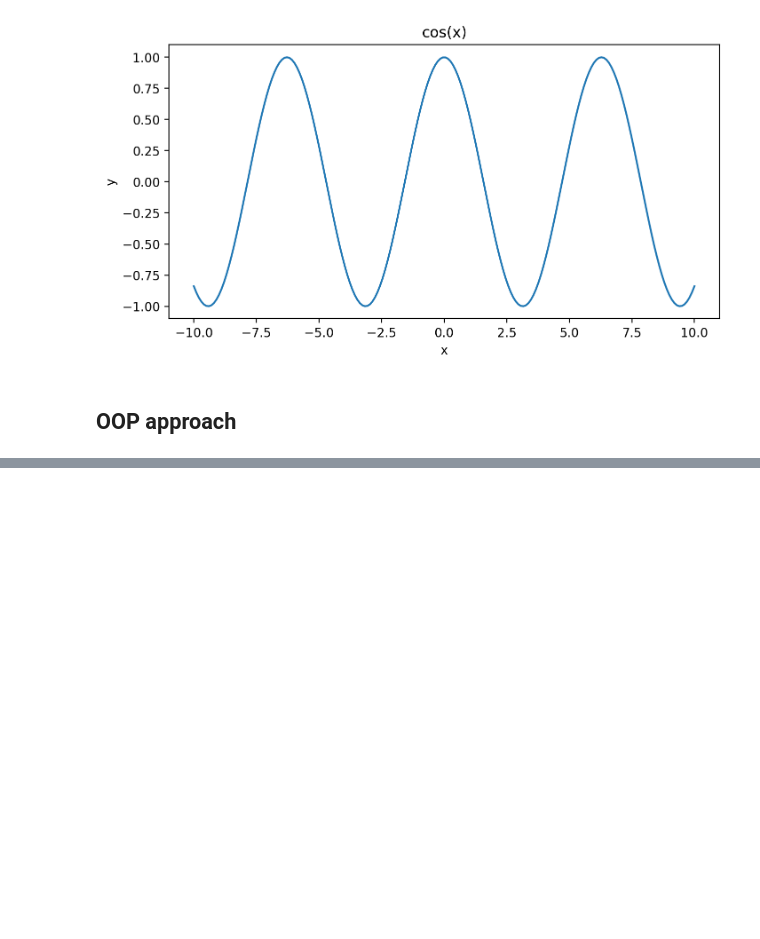
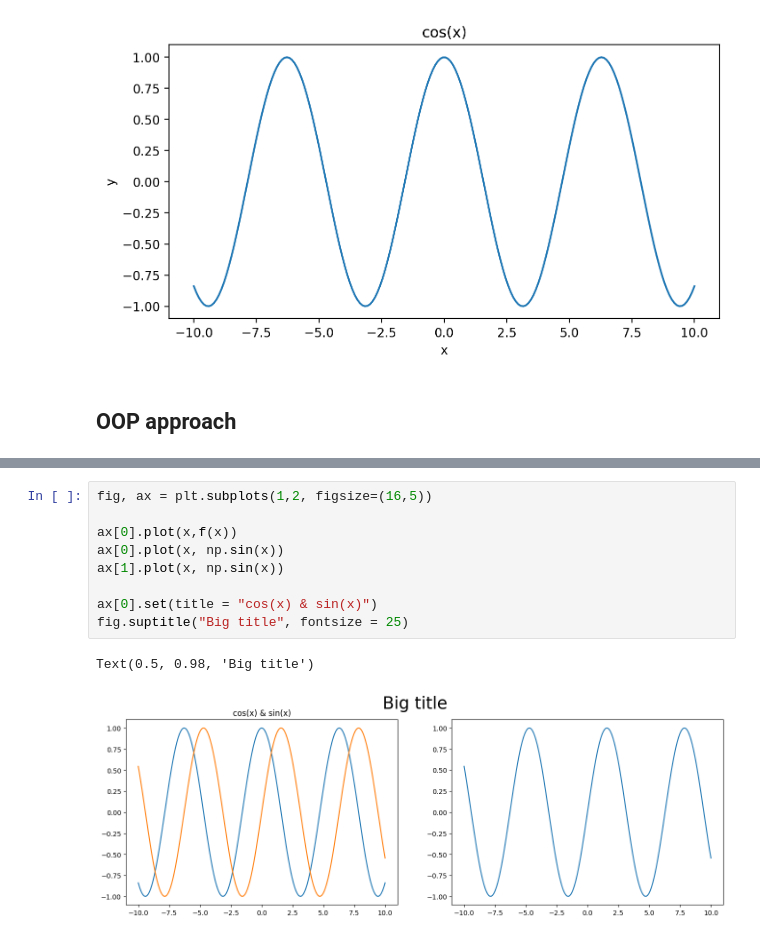
Before and after one commit to eliaselhaddad/Python-Elias-El-Haddad, a Jupyter notebook: Code-alongs/Lec16-matplotlib.ipynb, the cells around one changed output, grey strips where cells are left out. Saved outputs shown, nothing was run; the diff lists cells and outputs as text; blank space fills up the shorter version.

```diff
--- a/Code-alongs/Lec16-matplotlib.ipynb
+++ b/Code-alongs/Lec16-matplotlib.ipynb
@@ -48,0 +59,12 @@ DESCRIPTION
+# %%
+fig, ax = plt.subplots(1,2, figsize=(16,5))
+
+ax[0].plot(x,f(x))
+ax[0].plot(x, np.sin(x))
+ax[1].plot(x, np.sin(x))
+
+ax[0].set(title = "cos(x) & sin(x)")
+fig.suptitle("Big title", fontsize = 25)
+# %% [output]
+Text(0.5, 0.98, 'Big title')
+[figure, added]
```
Also changed, not shown: parts of 7 cells of this notebook, 5 other files.
